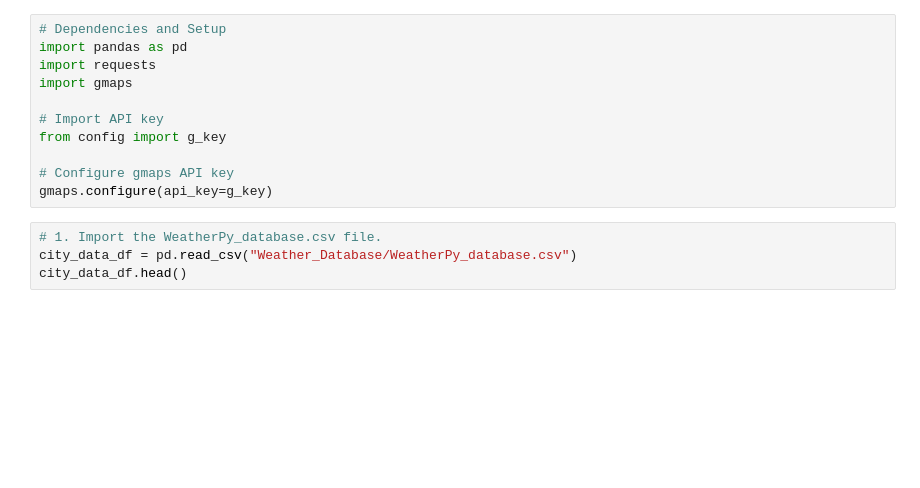
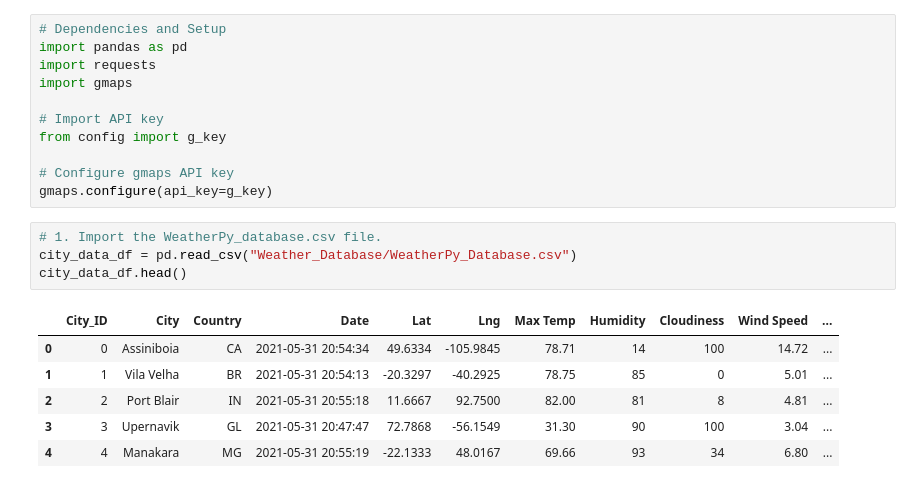
Before and after one commit to ean-maloney/World_Weather_Analysis, a Jupyter notebook: Vacation_Search.ipynb, the cells around one changed output. Cells and saved outputs as stored; diff of their text form; blank space fills up the shorter version.

```diff
--- a/Vacation_Search.ipynb
+++ b/Vacation_Search.ipynb
@@ -13,8 +13,15 @@ from config import g_key
 gmaps.configure(api_key=g_key)
 # %%
 # 1. Import the WeatherPy_database.csv file.
-city_data_df = pd.read_csv("Weather_Database/WeatherPy_database.csv")
+city_data_df = pd.read_csv("Weather_Database/WeatherPy_Database.csv")
 city_data_df.head()
+# %% [output]
+|  | City_ID | City | Country | Date | Lat | Lng | Max Temp | Humidity | Cloudiness | Wind Speed | ... |
+| 0 | 0 | Assiniboia | CA | 2021-05-31 20:54:34 | 49.6334 | -105.9845 | 78.71 | 14 | 100 | 14.72 | ... |
+| 1 | 1 | Vila Velha | BR | 2021-05-31 20:54:13 | -20.3297 | -40.2925 | 78.75 | 85 | 0 | 5.01 | ... |
+| 2 | 2 | Port Blair | IN | 2021-05-31 20:55:18 | 11.6667 | 92.7500 | 82.00 | 81 | 8 | 4.81 | ... |
+| 3 | 3 | Upernavik | GL | 2021-05-31 20:47:47 | 72.7868 | -56.1549 | 31.30 | 90 | 100 | 3.04 | ... |
+| 4 | 4 | Manakara | MG | 2021-05-31 20:55:19 | -22.1333 | 48.0167 | 69.66 | 93 | 34 | 6.80 | ... |
 # %%
 # 2. Prompt the user to enter minimum and maximum temperature criteria
 min_temp = float(input("Enter minimum temperature."))
```
Also changed, not shown: parts of 10 cells of this notebook, 10 other files.
